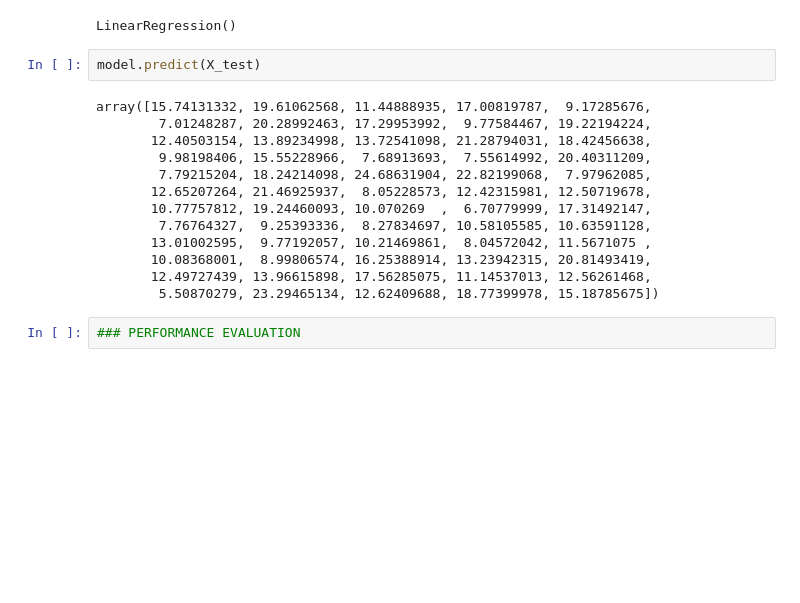
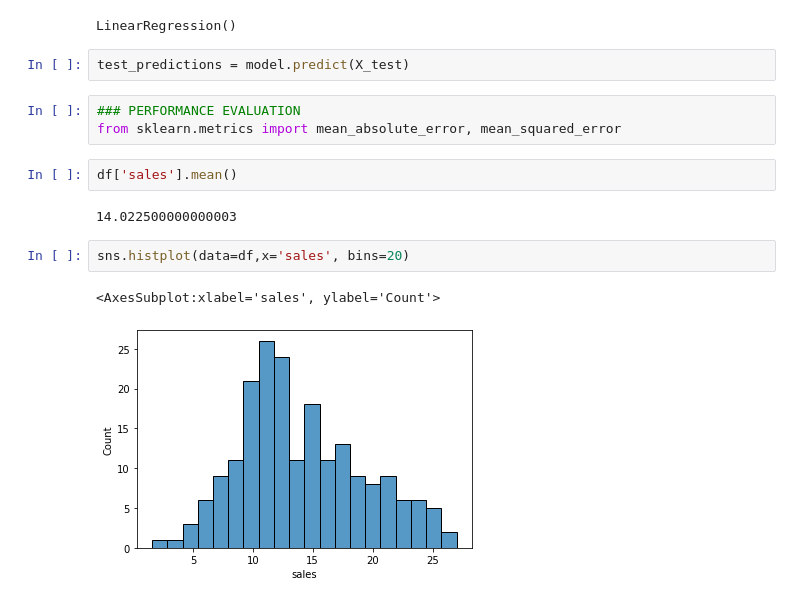
Before and after one commit to chestergarett/ml_pathway, a Jupyter notebook: linear_regression_101.ipynb, the cells around one changed output. Saved outputs shown, nothing was run; the diff lists cells and outputs as text; blank space fills up the shorter version.

```diff
--- a/linear_regression_101.ipynb
+++ b/linear_regression_101.ipynb
@@ -168,19 +168,16 @@ model.fit(X_train,y_train)
 # %% [output]
 LinearRegression()
 # %%
-model.predict(X_test)
+test_predictions = model.predict(X_test)
-# %% [output]
-array([15.74131332, 19.61062568, 11.44888935, 17.00819787,  9.17285676,
-        7.01248287, 20.28992463, 17.29953992,  9.77584467, 19.22194224,
-       12.40503154, 13.89234998, 13.72541098, 21.28794031, 18.42456638,
-        9.98198406, 15.55228966,  7.68913693,  7.55614992, 20.40311209,
-        7.79215204, 18.24214098, 24.68631904, 22.82199068,  7.97962085,
-       12.65207264, 21.46925937,  8.05228573, 12.42315981, 12.50719678,
-       10.77757812, 19.24460093, 10.070269  ,  6.70779999, 17.31492147,
-        7.76764327,  9.25393336,  8.27834697, 10.58105585, 10.63591128,
-       13.01002595,  9.77192057, 10.21469861,  8.04572042, 11.5671075 ,
-       10.08368001,  8.99806574, 16.25388914, 13.23942315, 20.81493419,
-       12.49727439, 13.96615898, 17.56285075, 11.14537013, 12.56261468,
-        5.50870279, 23.29465134, 12.62409688, 18.77399978, 15.18785675])
 # %%
 ### PERFORMANCE EVALUATION
+from sklearn.metrics import mean_absolute_error, mean_squared_error
+# %%
+df['sales'].mean()
+# %% [output]
+14.022500000000003
+# %%
+sns.histplot(data=df,x='sales', bins=20)
+# %% [output]
+<AxesSubplot:xlabel='sales', ylabel='Count'>
+[figure, added]
```
Also changed, not shown: parts of 7 cells of this notebook.
